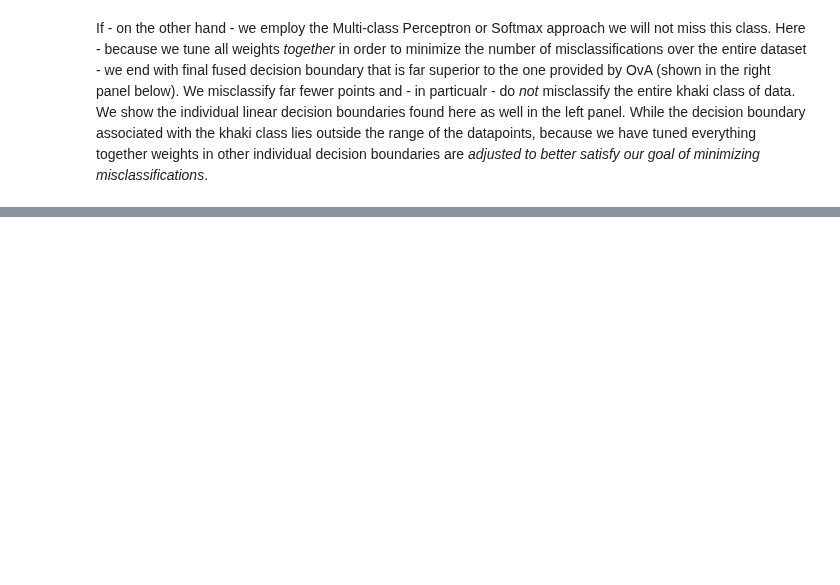
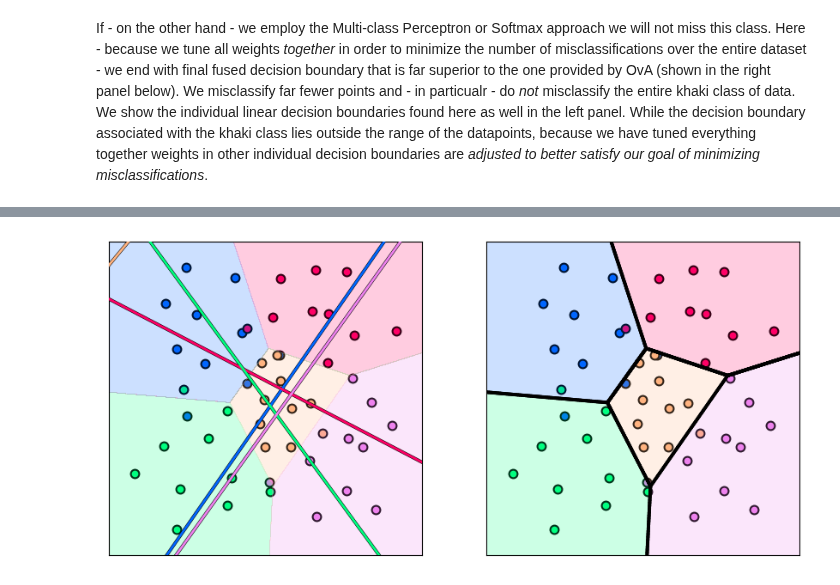
Before and after one commit to neonwatty/machine_learning_refined, a Jupyter notebook: notes/7_Linear_multiclass_classification/7_4_Comparison.ipynb, the cells around one changed output, grey strips where cells are left out. Drawn from its saved outputs; the diff is of its cells as text; code cells hidden in the pictures; blank space fills up the shorter version.

```diff
--- a/notes/7_Linear_multiclass_classification/7_4_Comparison.ipynb
+++ b/notes/7_Linear_multiclass_classification/7_4_Comparison.ipynb
@@ -102,11 +98,13 @@ def multiclass_softmax(w):
 x = data[:-1,:]
 y = data[-1:,:]
 
+# create an instance of the ova demo
+demo = section_7_4_helpers.MulticlassVisualizer(data)
+
 # run newtons method to minimize cost
 g = multiclass_softmax; w = 0.1*np.random.randn(3,5); max_its = 5;
-weight_history,cost_history = optimizers.newtons_method(g,max_its,w)
+weight_history = demo.newtons_method(g,w,max_its=max_its)
 
 # plot classification of space, individual learned classifiers (left panel) and joint boundary (middle panel), and cost-function panel in the right panel
-demo2 = superlearn.multiclass_illustrator.Visualizer(data)
-demo2.show_complete_coloring(weight_history, cost = multiclass_softmax)
+demo.show_complete_coloring(weight_history, cost = multiclass_softmax)
 # %% [output]
@@ -114,0 +111 @@ demo2.show_complete_coloring(weight_history, cost = multiclass_softmax)
+[figure, added]
```
Also changed, not shown: parts of 4 cells of this notebook, 2 other files.
